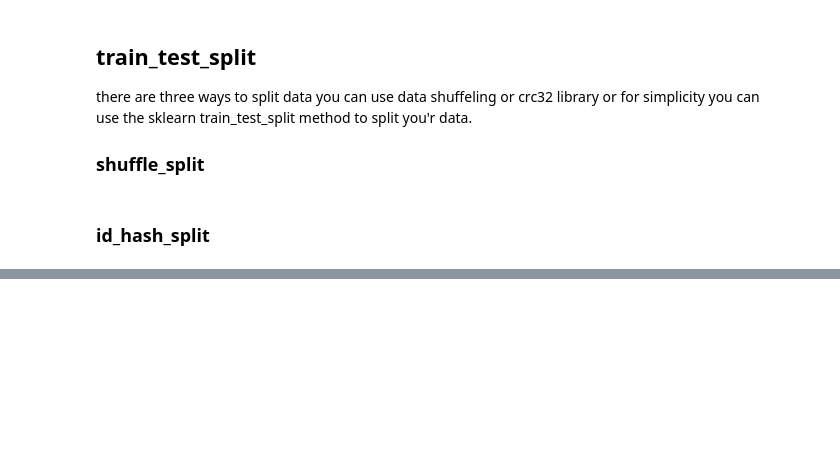
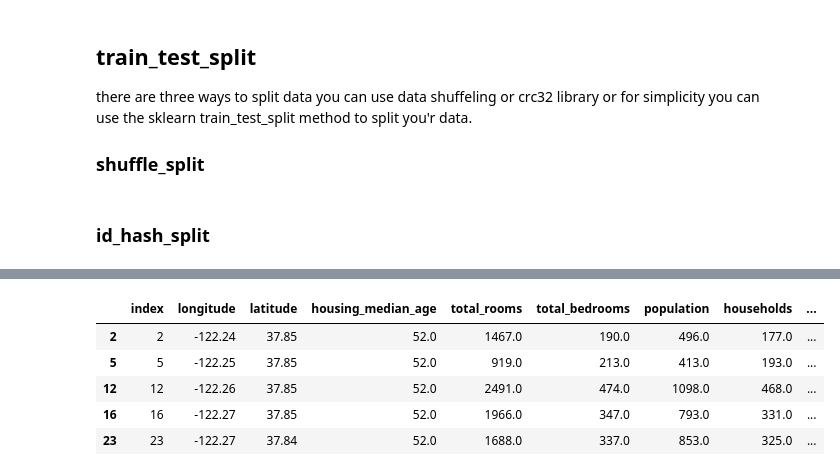
Before and after one commit to mhmd-81/Machine-Learning, a Jupyter notebook: California-housing-prices/California_Housing_prices_.ipynb, the cells around one changed output, grey strips where cells are left out. Saved outputs shown, nothing was run; the diff lists cells and outputs as text; code cells hidden in the pictures; blank space fills up the shorter version.

```diff
--- a/California-housing-prices/California_Housing_prices_.ipynb
+++ b/California-housing-prices/California_Housing_prices_.ipynb
@@ -138,4 +153,4 @@ def splt_data_hash(data,test_ratio,id_column):
     in_test_Set = ids.apply(lambda id_: is_id_in_test_set(id_,test_ratio))
     return data.loc[~in_test_Set],data.loc[in_test_Set]
 housing_with_id = housing.reset_index()
-train_set,test_set = splt_data_hash(housing_with_id,0.2,'index')
+train_set_id,test_set_id = splt_data_hash(housing_with_id,0.2,'index')
@@ -141,0 +177,10 @@ train_set,test_set = splt_data_hash(housing_with_id,0.2,'index')
+# %%
+dt_test_id = pd.DataFrame(test_set_id)
+dt_test_id.head()
+# %% [output]
+|  | index | longitude | latitude | housing_median_age | total_rooms | total_bedrooms | population | households | ... |
+| 2 | 2 | -122.24 | 37.85 | 52.0 | 1467.0 | 190.0 | 496.0 | 177.0 | ... |
+| 5 | 5 | -122.25 | 37.85 | 52.0 | 919.0 | 213.0 | 413.0 | 193.0 | ... |
+| 12 | 12 | -122.26 | 37.85 | 52.0 | 2491.0 | 474.0 | 1098.0 | 468.0 | ... |
+| 16 | 16 | -122.27 | 37.85 | 52.0 | 1966.0 | 347.0 | 793.0 | 331.0 | ... |
+| 23 | 23 | -122.27 | 37.84 | 52.0 | 1688.0 | 337.0 | 853.0 | 325.0 | ... |
```
Also changed, not shown: parts of 34 cells of this notebook.
